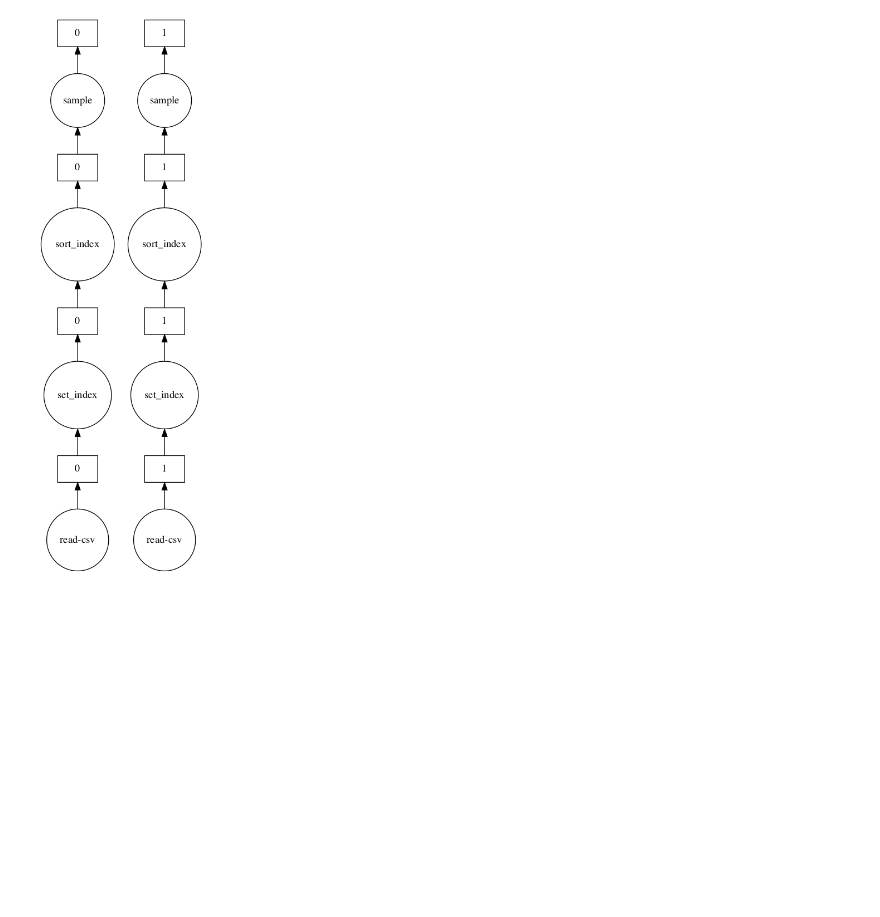
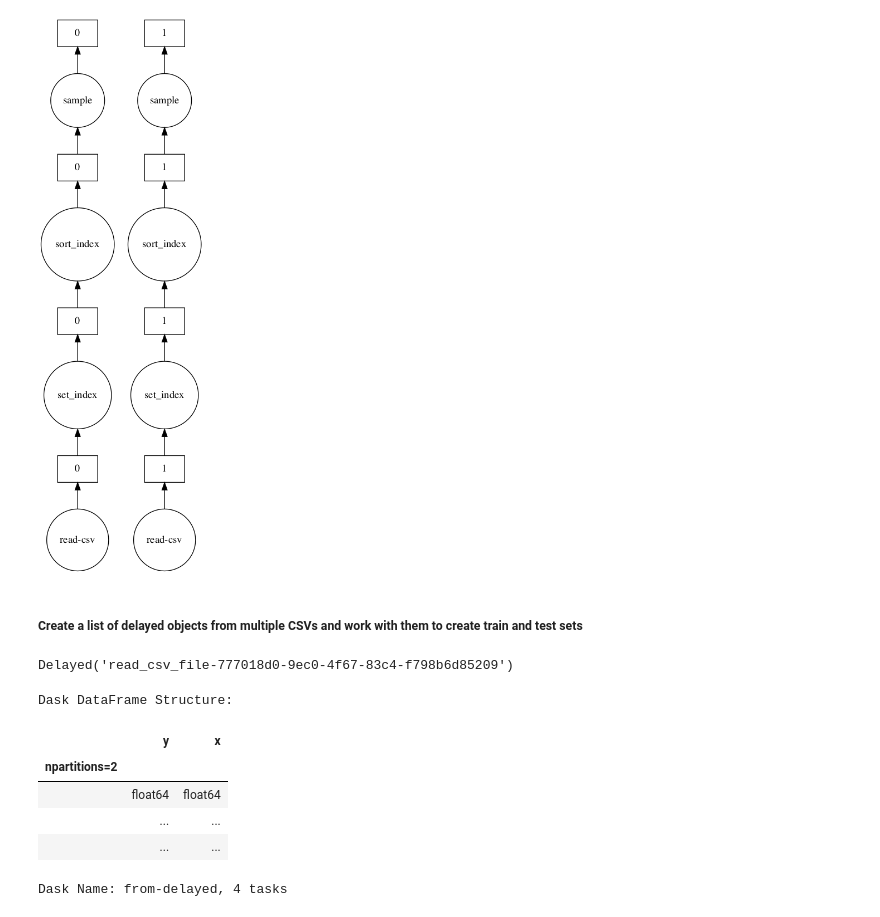
Before and after one commit to sasha-kap/sales-forecasting, a Jupyter notebook: notebooks/dask_xgboost_testing.ipynb, the cells around one changed output. Cells and saved outputs as stored; diff of their text form; code cells hidden in the pictures; blank space fills up the shorter version.

```diff
--- a/notebooks/dask_xgboost_testing.ipynb
+++ b/notebooks/dask_xgboost_testing.ipynb
@@ -230 +258,3 @@ ddf_sample.visualize()
 # ).set_index('date')
+# %% [markdown]
+##### Create a list of delayed objects from multiple CSVs and work with them to create train and test sets
@@ -230,0 +275,27 @@ ddf_sample.visualize()
+# %%
+def read_csv_file(path, frac=1.):
+    return dd.read_csv(path, parse_dates=['date']).set_index('date').sample(frac=frac, random_state=1)
+#     return dd.read_csv(path, parse_dates=['date']).sample(frac=frac, random_state=1)
+
+
+# per https://gist.github.com/mrocklin/e7b7b3a65f2835cda813096332ec73ca
+lazy_dataframes = []
+directory = '../data/test/'
+for csv_file in os.listdir(directory):
+    filename = os.path.join(directory, csv_file)
+    df = delayed(read_csv_file)(filename)
+    lazy_dataframes.append(df)
+
+lazy_dataframes[0]
+# %% [output]
+Delayed('read_csv_file-777018d0-9ec0-4f67-83c4-f798b6d85209')
+# %%
+dd.from_delayed(lazy_dataframes)
+# %% [output]
+Dask DataFrame Structure:
+|  | y | x |
+| npartitions=2 |  |  |
+|  | float64 | float64 |
+|  | ... | ... |
+|  | ... | ... |
+Dask Name: from-delayed, 4 tasks
```
Also changed, not shown: parts of 36 cells of this notebook.
